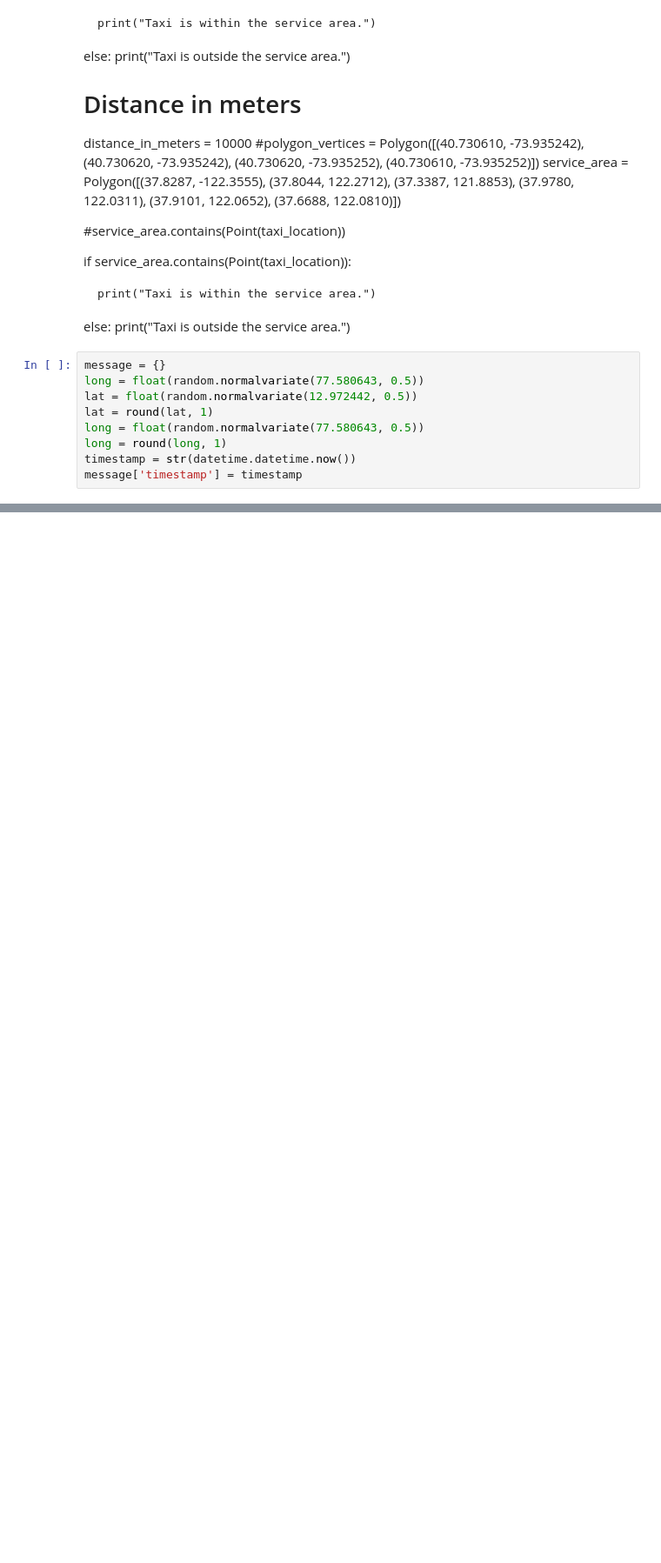
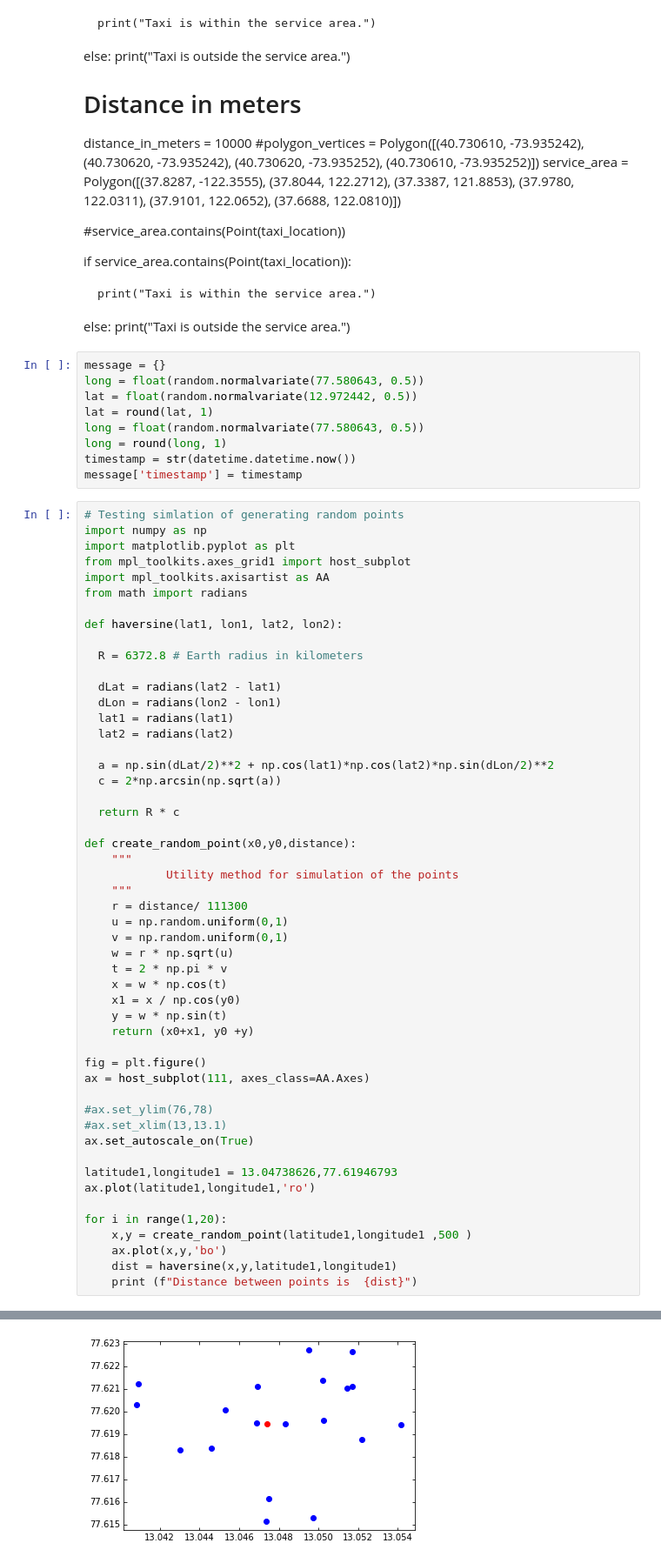
Before and after one commit to MuayThaiLegz/PythonSoftwareDev, a Jupyter notebook: TutoringProjects/streamlitApp/boundingBox.ipynb, the cells around one changed output, grey strips where cells are left out. Shown: that part at 87% size. Drawn from its saved outputs; the diff is of its cells as text; blank space fills up the shorter version.

Commit message:
working to add a simulation function
having a hard time ploting this and yet to try it with streamlit

```diff
--- a/TutoringProjects/streamlitApp/boundingBox.ipynb
+++ b/TutoringProjects/streamlitApp/boundingBox.ipynb
@@ -1077,3 +1099,55 @@ long = float(random.normalvariate(77.580643, 0.5))
 long = round(long, 1)
 timestamp = str(datetime.datetime.now())
 message['timestamp'] = timestamp
+# %%
+# Testing simlation of generating random points
+import numpy as np
+import matplotlib.pyplot as plt
+from mpl_toolkits.axes_grid1 import host_subplot
+import mpl_toolkits.axisartist as AA
+from math import radians
+
+def haversine(lat1, lon1, lat2, lon2):
+
+  R = 6372.8 # Earth radius in kilometers
+
+  dLat = radians(lat2 - lat1)
+  dLon = radians(lon2 - lon1)
+  lat1 = radians(lat1)
+  lat2 = radians(lat2)
+
+  a = np.sin(dLat/2)**2 + np.cos(lat1)*np.cos(lat2)*np.sin(dLon/2)**2
+  c = 2*np.arcsin(np.sqrt(a))
+
+  return R * c
+
+def create_random_point(x0,y0,distance):
+    """
+            Utility method for simulation of the points
+    """
+    r = distance/ 111300
+    u = np.random.uniform(0,1)
+    v = np.random.uniform(0,1)
+    w = r * np.sqrt(u)
+    t = 2 * np.pi * v
+    x = w * np.cos(t)
+    x1 = x / np.cos(y0)
+    y = w * np.sin(t)
+    return (x0+x1, y0 +y)
+
+fig = plt.figure()
+ax = host_subplot(111, axes_class=AA.Axes)
+
+#ax.set_ylim(76,78)
+#ax.set_xlim(13,13.1)
+ax.set_autoscale_on(True)
+
+latitude1,longitude1 = 13.04738626,77.61946793
+ax.plot(latitude1,longitude1,'ro')
+
+for i in range(1,20):
+    x,y = create_random_point(latitude1,longitude1 ,500 )
+    ax.plot(x,y,'bo')
+    dist = haversine(x,y,latitude1,longitude1)
+    print (f"Distance between points is  {dist}")
+# %% [output]
@@ -1079,0 +1173 @@ message['timestamp'] = timestamp
+[figure, added]
```
Also changed, not shown: parts of 19 cells of this notebook, 1 other file.
